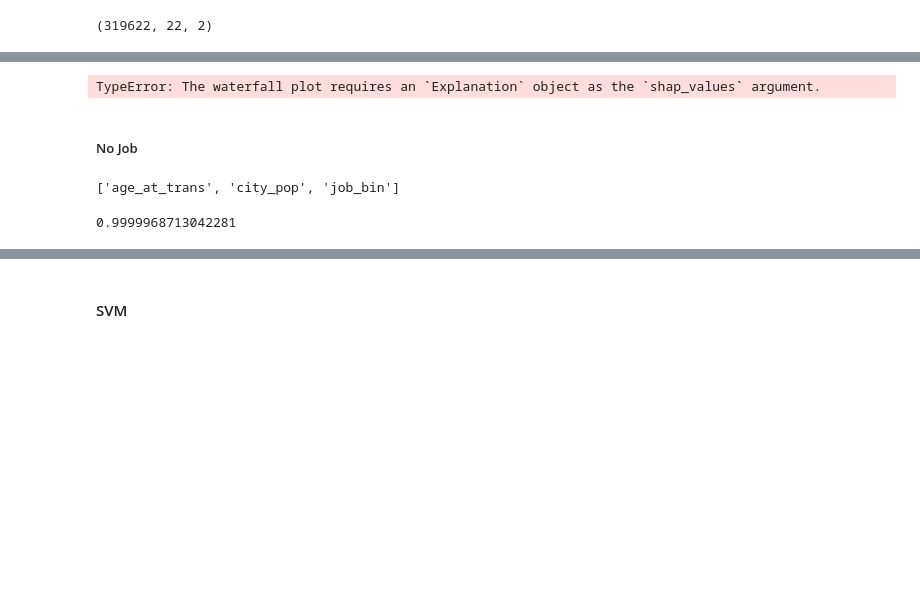
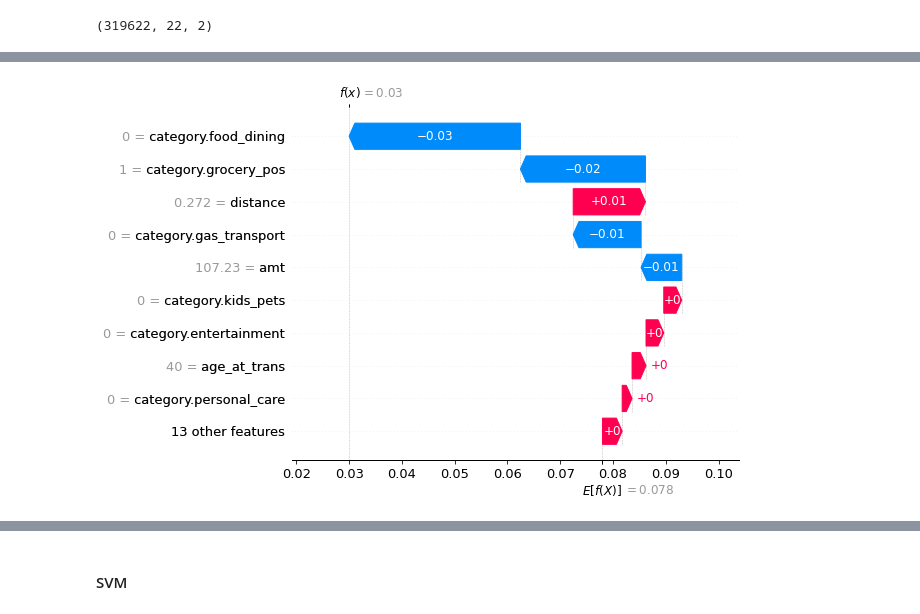
Before and after one commit to anabellafalk/cc_fraud_detection, a Jupyter notebook: model_fitting.ipynb, the cells around one changed output, grey strips where cells are left out. Cells and saved outputs as stored; diff of their text form; code cells hidden in the pictures; blank space fills up the shorter version.

```diff
--- a/model_fitting.ipynb
+++ b/model_fitting.ipynb
@@ -255,6 +364,4 @@ shap_values.shape
 # %%
-shap.plots.waterfall(shap_values[0])
+shap.plots.waterfall(shap_values[0,...,1])
 # %% [output]
-TypeError: The waterfall plot requires an `Explanation` object as the `shap_values` argument.
+[figure, added]
-# %% [markdown]
-##### No Job
@@ -263,4 +367,0 @@ rfc_no_job = RandomForestClassifier()
-# %%
-identifier_cols
-# %% [output]
-['age_at_trans', 'city_pop', 'job_bin']
@@ -273,5 +367,0 @@ rfc_no_job_model_dat = pd.concat([
-# %%
-rfc_no_job.fit(rfc_no_job_model_dat.drop('is_fraud', axis=1), rfc_no_job_model_dat['is_fraud'])
-rfc_no_job.score(rfc_no_job_model_dat.drop('is_fraud', axis=1), rfc_no_job_model_dat['is_fraud'])
-# %% [output]
-0.9999968713042281
```
Also changed, not shown: parts of 23 cells of this notebook.
